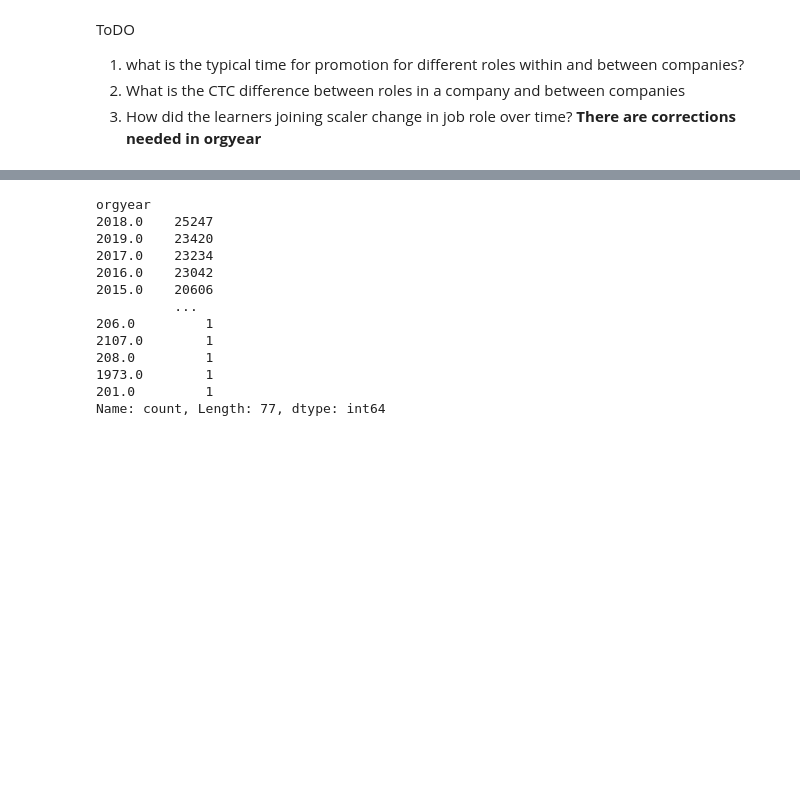
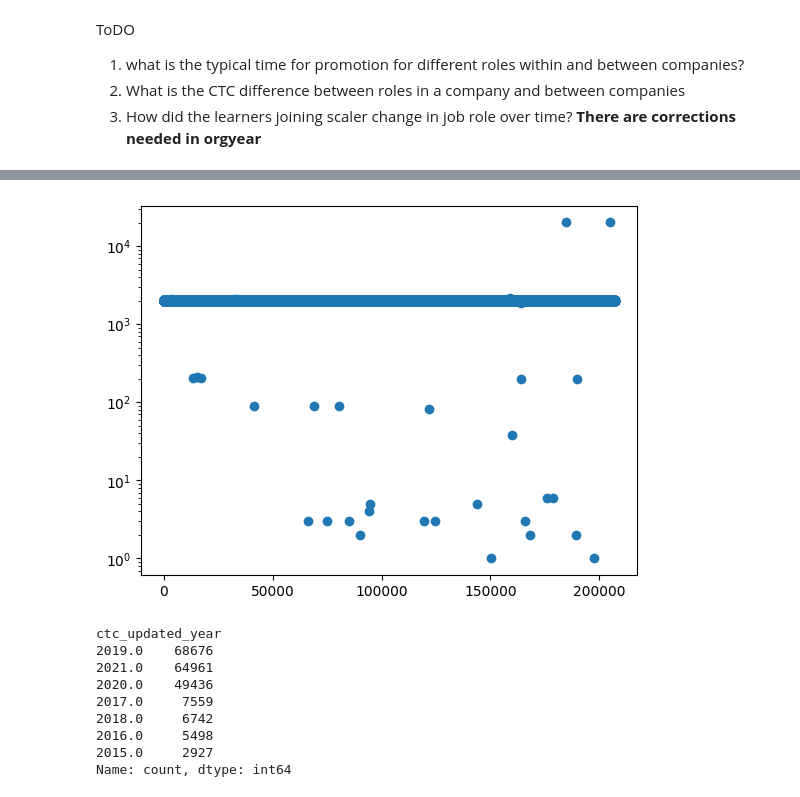
Before and after one commit to madhavpro3/DSML_casestudies, a Jupyter notebook: clustering.ipynb, the cells around one changed output, grey strips where cells are left out. Cells and saved outputs as stored; diff of their text form; code cells hidden in the pictures; blank space fills up the shorter version.

```diff
--- a/clustering.ipynb
+++ b/clustering.ipynb
@@ -178,16 +232,17 @@ ToDO
+# %%
+plt.scatter(df['ID'],df['orgyear'])
+plt.yscale('log')
+# %% [output]
+[figure, added]
 # %%
-df['orgyear'].value_counts()
+df['ctc_updated_year'].value_counts()
 # %% [output]
-orgyear
-2018.0    25247
-2019.0    23420
-2017.0    23234
-2016.0    23042
-2015.0    20606
-          ...
-206.0         1
-2107.0        1
-208.0         1
-1973.0        1
-201.0         1
-Name: count, Length: 77, dtype: int64
+ctc_updated_year
+2019.0    68676
+2021.0    64961
+2020.0    49436
+2017.0     7559
+2018.0     6742
+2016.0     5498
+2015.0     2927
+Name: count, dtype: int64
```
Also changed, not shown: parts of 10 cells of this notebook.
